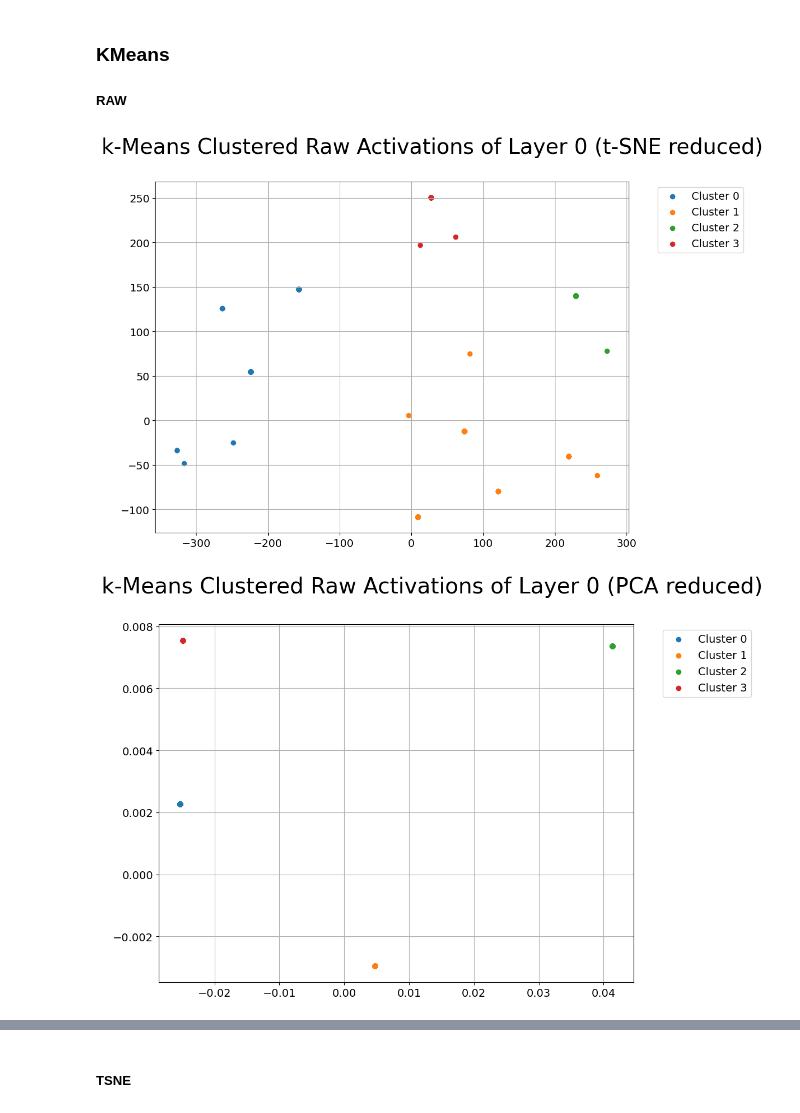
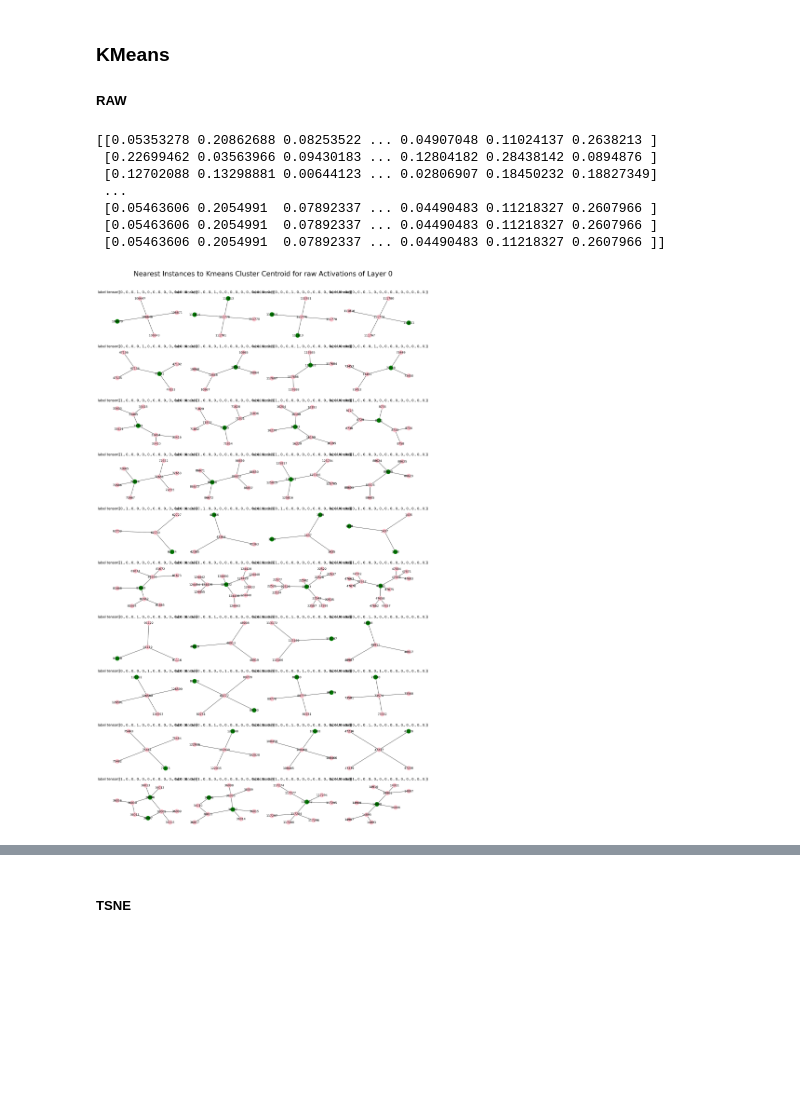
Before and after one commit to LRudL/GCExplainer-unsupervised, a Jupyter notebook: src/GAE_BA_Shapes.ipynb, the cells around one changed output, grey strips where cells are left out. Drawn from its saved outputs; the diff is of its cells as text; code cells hidden in the pictures; blank space fills up the shorter version.

Commit message:
Mutagenicity drawing (BREAKS GSPAN)

```diff
--- a/src/GAE_BA_Shapes.ipynb
+++ b/src/GAE_BA_Shapes.ipynb
@@ -67,7 +67,8 @@ To enable the following instructions: SSE3 SSE4.1 SSE4.2 AVX AVX2 FMA, in other
 #     --save_prefix="training_runs/single_cluster"
 # %%
 # general parameters
-training_run = "testing"
+# training_run = "ba_still_working"
+training_run = "mutag"
 
 # model_type = BA_Shapes_GCN
 
@@ -235,31 +237,37 @@ def draw_nodes(to_draw,num_expansions=3):
 # draw_nodes([8,52,32])
 # draw_nodes([192,237,29])
 # %%
-k = 4
+k = 10
 num_nodes_view = 4
 num_expansions = 2
 edges = data['edge_list'].numpy()
 
 raw_kmeans_sample_feat = []
 raw_kmeans_sample_graphs = []
 raw_kmeans_models = []
 for layer_num, key in enumerate(activation_list):
     activation = torch.squeeze(activation_list[key]).detach().numpy()
     kmeans_model = KMeans(n_clusters=k, random_state=0)
     kmeans_model = kmeans_model.fit(activation)
     pred_labels = kmeans_model.predict(activation)
     # kmeans_model = kmeans_model.fit(tsne_data[layer_num])
     # pred_labels = kmeans_model.predict(tsne_data[layer_num])
 
-    plot_clusters(tsne_data[layer_num], pred_labels, "k-Means", k, layer_num, paths['KMeans'], "Raw", "_TSNE", "(t-SNE reduced)")
-    plot_clusters(pca_data[layer_num], pred_labels, "k-Means", k, layer_num, paths['KMeans'], "Raw", "_PCA", "(PCA reduced)")
-    plot_clusters(umap_data[layer_num], pred_labels, "k-Means", k, layer_num, paths['KMeans'], "Raw", "_UMAP", "(UMAP reduced)")
+    # plot_clusters(tsne_data[layer_num], pred_labels, "k-Means", k, layer_num, paths['KMeans'], "Raw", "_TSNE", "(t-SNE reduced)")
+    # plot_clusters(pca_data[layer_num], pred_labels, "k-Means", k, layer_num, paths['KMeans'], "Raw", "_PCA", "(PCA reduced)")
+    # plot_clusters(umap_data[layer_num], pred_labels, "k-Means", k, layer_num, paths['KMeans'], "Raw", "_UMAP", "(UMAP reduced)")
     sample_graphs, sample_feat = plot_samples(kmeans_model, activation, data["y"], layer_num, k, "Kmeans", "raw", num_nodes_view, edges, num_expansions, paths['KMeans'])
     # sample_graphs, sample_feat = plot_samples(kmeans_model, tsne_data[layer_num], data["y"], layer_num, k, "Kmeans", "raw", num_nodes_view, edges, num_expansions, paths['KMeans'])
 
     raw_kmeans_sample_graphs.append(sample_graphs)
     raw_kmeans_sample_feat.append(sample_feat)
     raw_kmeans_models.append(kmeans_model)
 # %% [output]
+[[0.05353278 0.20862688 0.08253522 ... 0.04907048 0.11024137 0.2638213 ]
+ [0.22699462 0.03563966 0.09430183 ... 0.12804182 0.28438142 0.0894876 ]
+ [0.12702088 0.13298881 0.00644123 ... 0.02806907 0.18450232 0.18827349]
+ ...
+ [0.05463606 0.2054991  0.07892337 ... 0.04490483 0.11218327 0.2607966 ]
+ [0.05463606 0.2054991  0.07892337 ... 0.04490483 0.11218327 0.2607966 ]
+ [0.05463606 0.2054991  0.07892337 ... 0.04490483 0.11218327 0.2607966 ]]
-[figure, old version]
+[figure, new version]
-[figure, removed]
```
Also changed, not shown: parts of 6 cells of this notebook, 11 other files.
